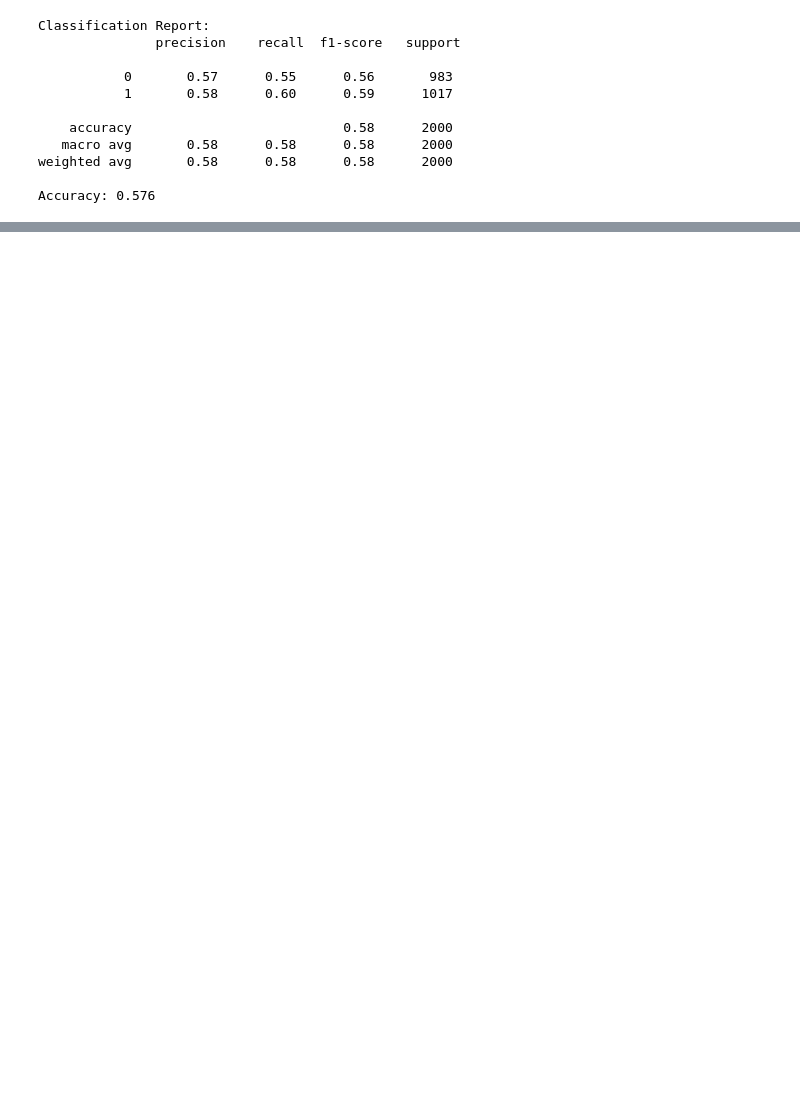
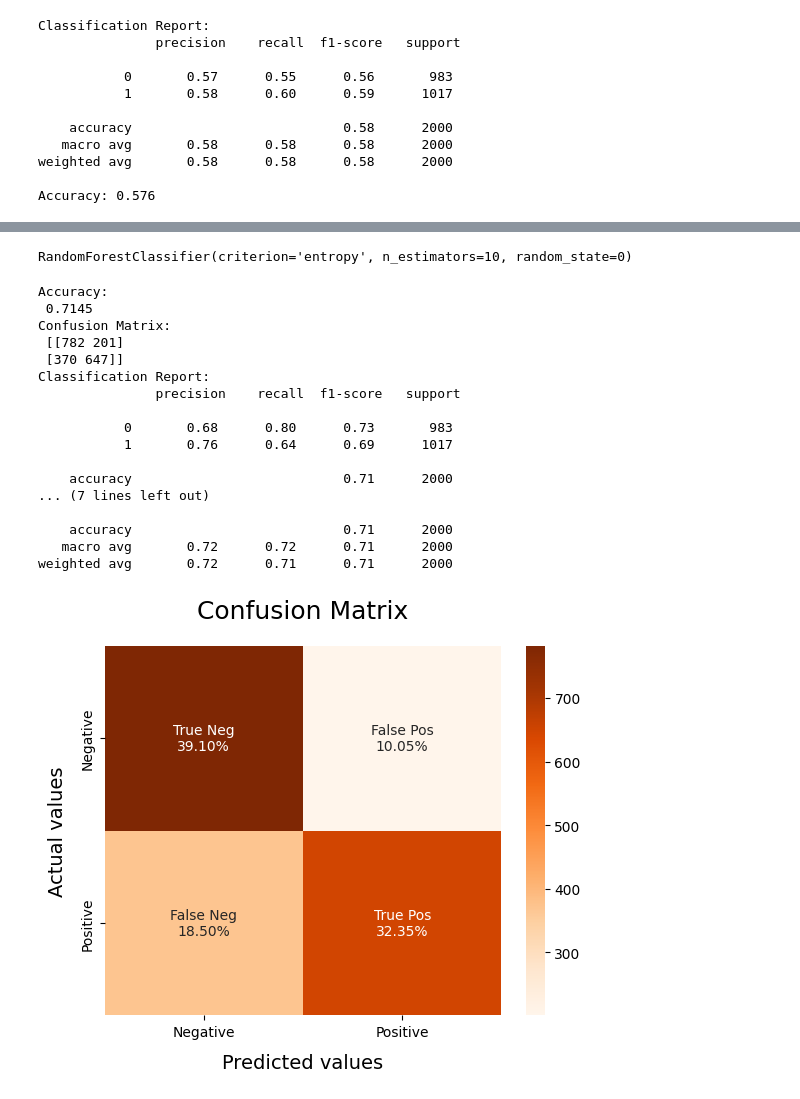
Before and after one commit to thaaoliveira1/Sentiment-Analysis-Twitter-Python, a Jupyter notebook: Report.ipynb, the cells around one changed output, grey strips where cells are left out. Drawn from its saved outputs; the diff is of its cells as text; code cells hidden in the pictures; blank space fills up the shorter version.

Commit message:
:sparkles: added random forest model

```diff
--- a/Report.ipynb
+++ b/Report.ipynb
@@ -1297,0 +1330,34 @@ Accuracy: 0.576
+# %%
+# Applying Random Forest Model
+
+rf = RandomForestClassifier(n_estimators = 10, criterion = 'entropy', random_state = 0)
+rf.fit(X_train_vec, y_train)
+# %% [output]
+RandomForestClassifier(criterion='entropy', n_estimators=10, random_state=0)
+# %%
+# Plotting Random Forest Model
+
+y_pred_rf = rf.predict(X_test_vec)
+print("Accuracy:\n", accuracy_score(y_test, y_pred_rf))
+print("Confusion Matrix:\n", confusion_matrix(y_test, y_pred_rf))
+print("Classification Report:\n", classification_report(y_test, y_pred_rf))
+model_EvaluateO(rf)
+# %% [output]
+Accuracy:
+ 0.7145
+Confusion Matrix:
+ [[782 201]
+ [370 647]]
+Classification Report:
+               precision    recall  f1-score   support
+
+           0       0.68      0.80      0.73       983
+           1       0.76      0.64      0.69      1017
+
+    accuracy                           0.71      2000
+... (7 lines left out)
+
+    accuracy                           0.71      2000
+   macro avg       0.72      0.72      0.71      2000
+weighted avg       0.72      0.71      0.71      2000
+[figure, added]
```
Also changed, not shown: parts of 9 cells of this notebook.
